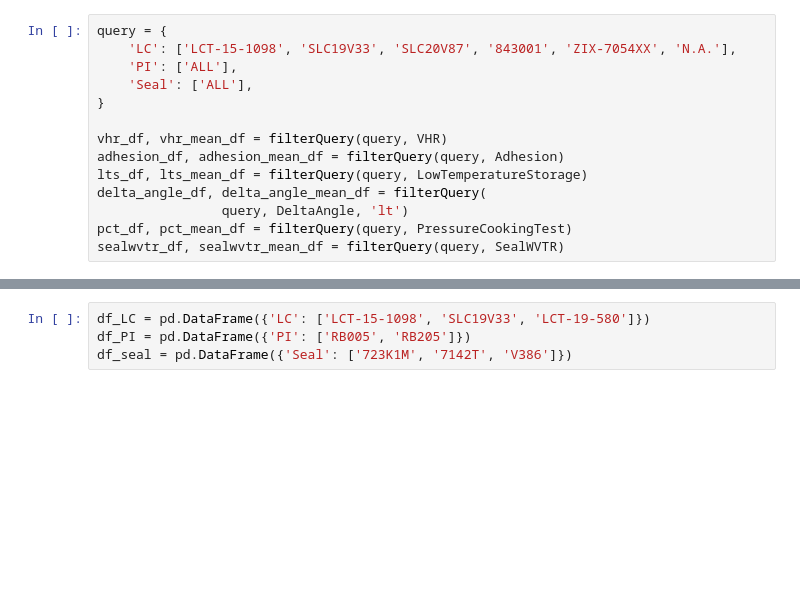
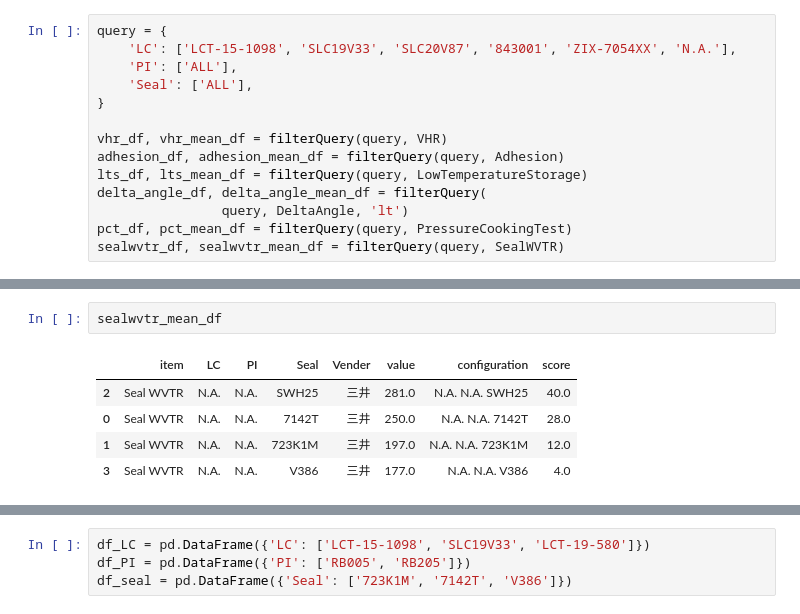
Before and after one commit to dimsplendid/td_toolkits_reconstruc, a Jupyter notebook: test.ipynb, the cells around one changed output, grey strips where cells are left out. Drawn from its saved outputs; the diff is of its cells as text; blank space fills up the shorter version.

```diff
--- a/test.ipynb
+++ b/test.ipynb
@@ -32,0 +41,8 @@ sealwvtr_df, sealwvtr_mean_df = filterQuery(query, SealWVTR)
+# %%
+sealwvtr_mean_df
+# %% [output]
+|  | item | LC | PI | Seal | Vender | value | configuration | score |
+| 2 | Seal WVTR | N.A. | N.A. | SWH25 | 三井 | 281.0 | N.A. N.A. SWH25 | 40.0 |
+| 0 | Seal WVTR | N.A. | N.A. | 7142T | 三井 | 250.0 | N.A. N.A. 7142T | 28.0 |
+| 1 | Seal WVTR | N.A. | N.A. | 723K1M | 三井 | 197.0 | N.A. N.A. 723K1M | 12.0 |
+| 3 | Seal WVTR | N.A. | N.A. | V386 | 三井 | 177.0 | N.A. N.A. V386 | 4.0 |
```
Also changed, not shown: parts of 3 cells of this notebook, 6 other files.
